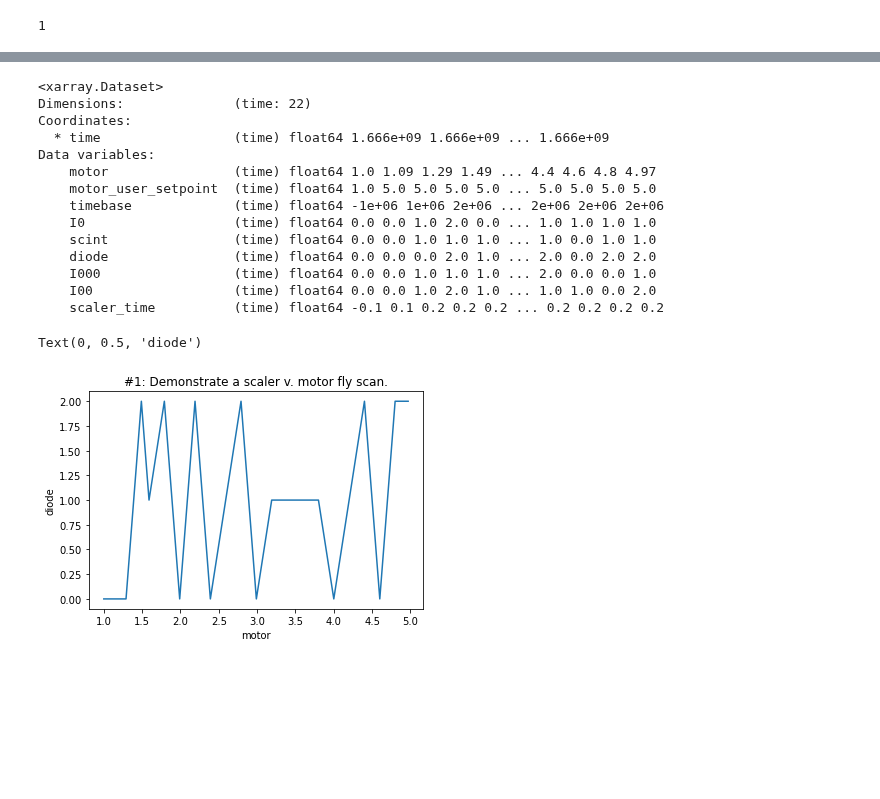
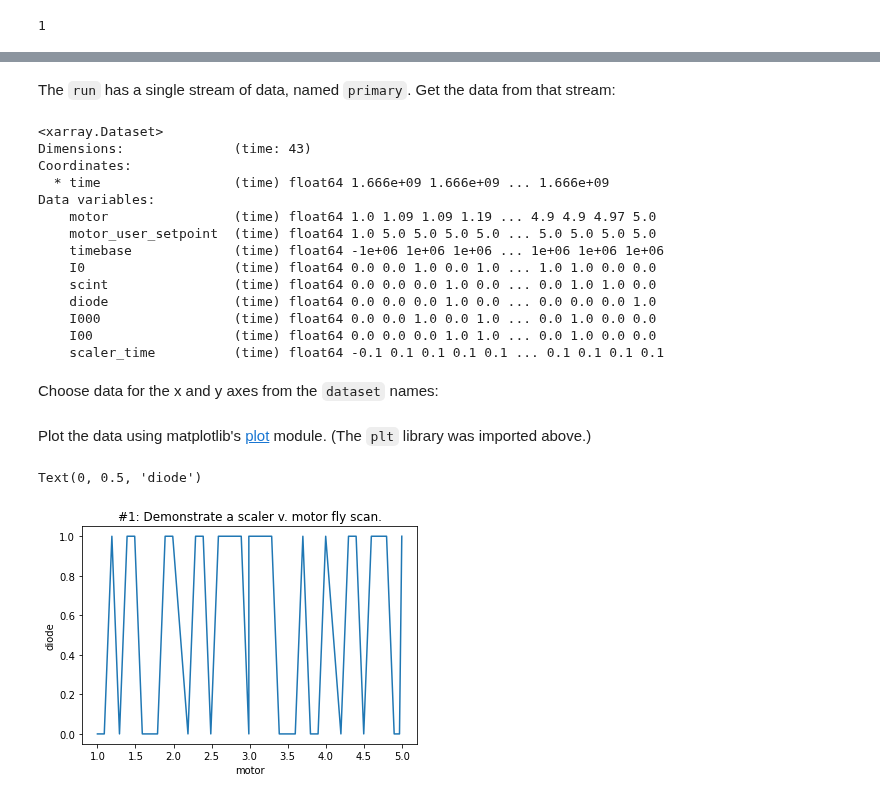
Before and after one commit to dogrecajb/apstools, a Jupyter notebook: docs/source/examples/de_scaler_motor_flyer.ipynb, the cells around one changed output, grey strips where cells are left out. Saved outputs shown, nothing was run; the diff lists cells and outputs as text; code cells hidden in the pictures; blank space fills up the shorter version.

```diff
--- a/docs/source/examples/de_scaler_motor_flyer.ipynb
+++ b/docs/source/examples/de_scaler_motor_flyer.ipynb
@@ -77,2 +108,2 @@ RE.subscribe(best_effort_callback)  # LivePlot & LiveTable
 # %%
-flyer = ScalerMotorFlyer(scaler, m1, 1, 5, fly_time=4, period=.2, name="flyer")
+flyer = ScalerMotorFlyer(scaler, m1, 1, 5, fly_time=4, period=.1, name="flyer")
@@ -83,3 +114,3 @@ TODO
 # %%
-uids = RE(bp.fly([flyer], md=dict(purpose="Demonstrate a scaler v. motor fly scan.")))
+uids = RE(bp.fly([flyer], md=dict(title="Demonstrate a scaler v. motor fly scan.")))
 # %% [output]
@@ -114,33 +149,39 @@ run.metadata['start']['purpose']='Demonstrate a scaler v. motor fly scan.'
+# %% [markdown]
+The `run` has a single stream of data, named `primary`.  Get the data from that stream:
 # %%
 dataset = run.primary.read()
 dataset
 # %% [output]
 <xarray.Dataset>
-Dimensions:              (time: 22)
+Dimensions:              (time: 43)
 Coordinates:
   * time                 (time) float64 1.666e+09 1.666e+09 ... 1.666e+09
 Data variables:
-    motor                (time) float64 1.0 1.09 1.29 1.49 ... 4.4 4.6 4.8 4.97
+    motor                (time) float64 1.0 1.09 1.09 1.19 ... 4.9 4.9 4.97 5.0
     motor_user_setpoint  (time) float64 1.0 5.0 5.0 5.0 5.0 ... 5.0 5.0 5.0 5.0
-    timebase             (time) float64 -1e+06 1e+06 2e+06 ... 2e+06 2e+06 2e+06
-    I0                   (time) float64 0.0 0.0 1.0 2.0 0.0 ... 1.0 1.0 1.0 1.0
-    scint                (time) float64 0.0 0.0 1.0 1.0 1.0 ... 1.0 0.0 1.0 1.0
-    diode                (time) float64 0.0 0.0 0.0 2.0 1.0 ... 2.0 0.0 2.0 2.0
-    I000                 (time) float64 0.0 0.0 1.0 1.0 1.0 ... 2.0 0.0 0.0 1.0
-    I00                  (time) float64 0.0 0.0 1.0 2.0 1.0 ... 1.0 1.0 0.0 2.0
-    scaler_time          (time) float64 -0.1 0.1 0.2 0.2 0.2 ... 0.2 0.2 0.2 0.2
+    timebase             (time) float64 -1e+06 1e+06 1e+06 ... 1e+06 1e+06 1e+06
+    I0                   (time) float64 0.0 0.0 1.0 0.0 1.0 ... 1.0 1.0 0.0 0.0
+    scint                (time) float64 0.0 0.0 0.0 1.0 0.0 ... 0.0 1.0 1.0 0.0
+    diode                (time) float64 0.0 0.0 0.0 1.0 0.0 ... 0.0 0.0 0.0 1.0
+    I000                 (time) float64 0.0 0.0 1.0 0.0 1.0 ... 0.0 1.0 0.0 0.0
+    I00                  (time) float64 0.0 0.0 0.0 1.0 1.0 ... 0.0 1.0 0.0 0.0
+    scaler_time          (time) float64 -0.1 0.1 0.1 0.1 0.1 ... 0.1 0.1 0.1 0.1
+# %% [markdown]
+Choose data for the x and y axes from the `dataset` names:
 # %%
 x = dataset["motor"]
 y = dataset["diode"]
+# %% [markdown]
+Plot the data using matplotlib's [plot](https://matplotlib.org/stable/api/_as_gen/matplotlib.pyplot.plot.html) module.  (The `plt` library was imported above.)
 # %%
 title = (
     f"#{run.metadata['start']['scan_id']}"
-    f": {run.metadata['start']['purpose']}"
+    f": {run.metadata['start']['title']}"
 )
 plt.plot(x.values, y.values)
 plt.title(title)
 plt.xlabel(x.name)
 plt.ylabel(y.name)
 # %% [output]
 Text(0, 0.5, 'diode')
-[figure, old version]
+[figure, new version]
```
Also changed, not shown: parts of 16 cells of this notebook.
